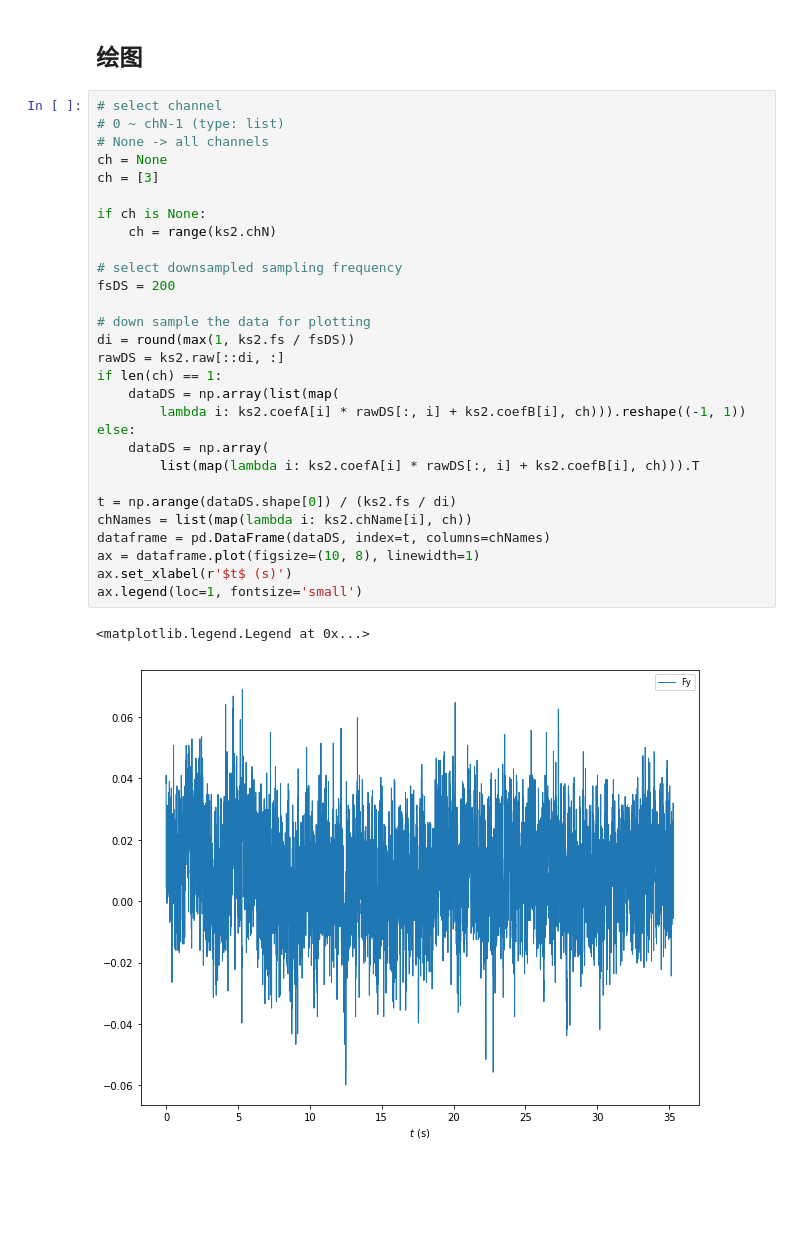
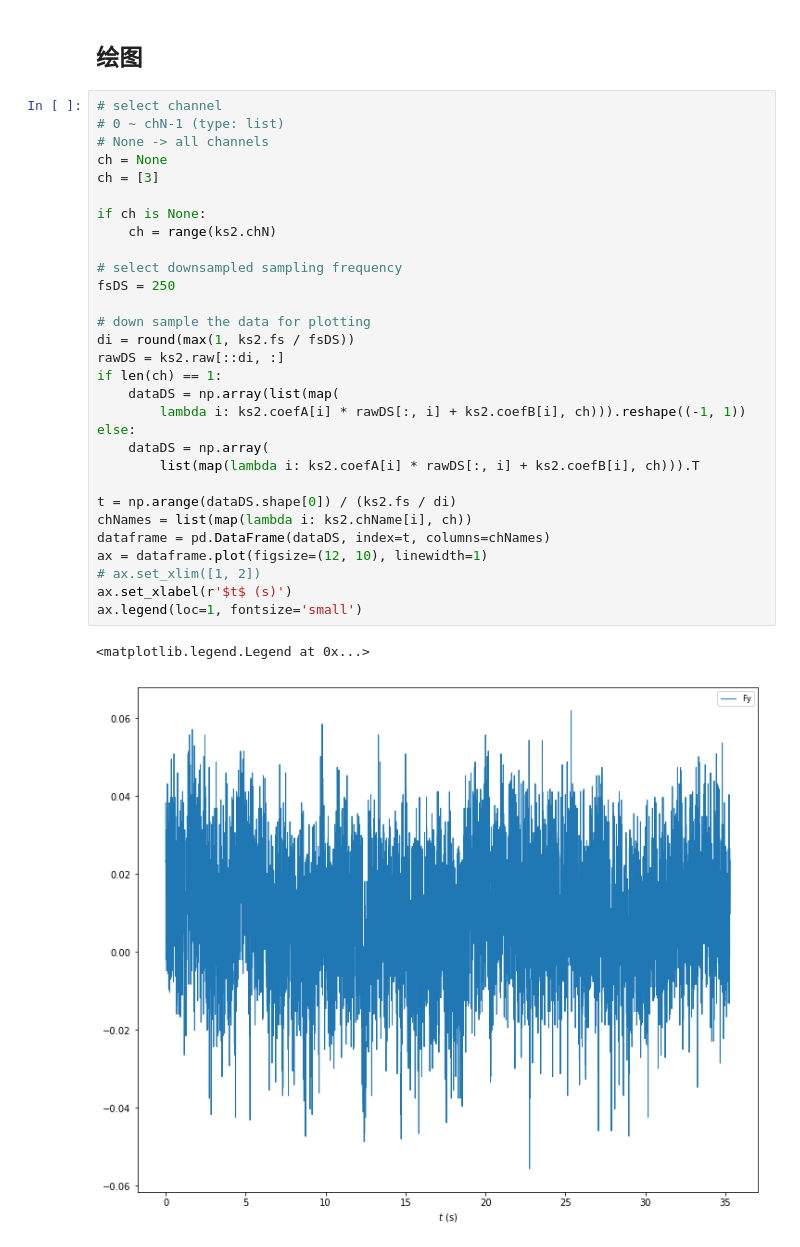
Before and after one commit to JosephFang/pyks2, a Jupyter notebook: run.ipynb, the cells around one changed output. Cells and saved outputs as stored; diff of their text form; blank space fills up the shorter version.

```diff
--- a/run.ipynb
+++ b/run.ipynb
@@ -65,32 +65,33 @@ Saving data in mat format...
 # %%
 # select channel
 # 0 ~ chN-1 (type: list)
 # None -> all channels
 ch = None
 ch = [3]
 
 if ch is None:
     ch = range(ks2.chN)
 
 # select downsampled sampling frequency
-fsDS = 200
+fsDS = 250
 
 # down sample the data for plotting
 di = round(max(1, ks2.fs / fsDS))
 rawDS = ks2.raw[::di, :]
 if len(ch) == 1:
     dataDS = np.array(list(map(
         lambda i: ks2.coefA[i] * rawDS[:, i] + ks2.coefB[i], ch))).reshape((-1, 1))
 else:
     dataDS = np.array(
         list(map(lambda i: ks2.coefA[i] * rawDS[:, i] + ks2.coefB[i], ch))).T
 
 t = np.arange(dataDS.shape[0]) / (ks2.fs / di)
 chNames = list(map(lambda i: ks2.chName[i], ch))
 dataframe = pd.DataFrame(dataDS, index=t, columns=chNames)
-ax = dataframe.plot(figsize=(10, 8), linewidth=1)
+ax = dataframe.plot(figsize=(12, 10), linewidth=1)
+# ax.set_xlim([1, 2])
 ax.set_xlabel(r'$t$ (s)')
 ax.legend(loc=1, fontsize='small')
 # %% [output]
 <matplotlib.legend.Legend at 0x...>
-[figure, old version]
+[figure, new version]
```
